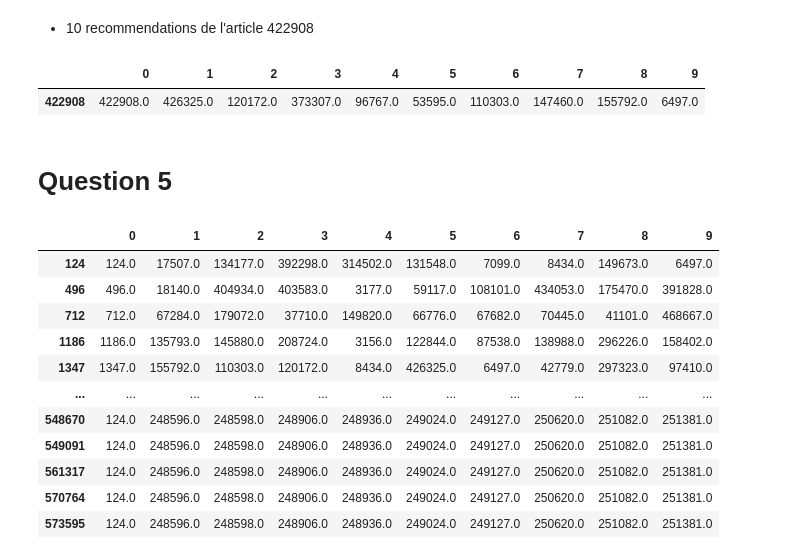
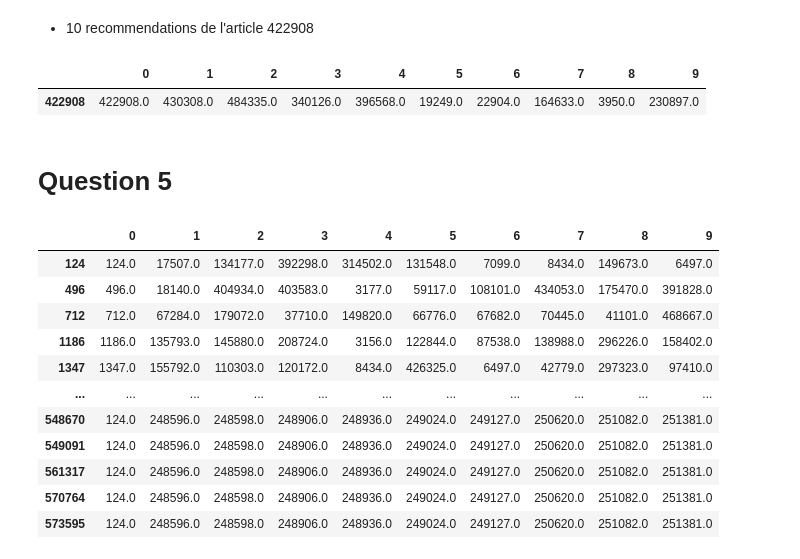
Before and after one commit to clementbernardd/LOG6308, a Jupyter notebook: TP2/TP2_groupe7.ipynb, the cells around one changed output. Saved outputs shown, nothing was run; the diff lists cells and outputs as text; code cells hidden in the pictures.

```diff
--- a/TP2/TP2_groupe7.ipynb
+++ b/TP2/TP2_groupe7.ipynb
@@ -451,20 +480,3 @@ get_recommendation(422908,r = new_r, m = new_m)
 - On considère pour cette question qu'un utilisateur est représenté par son vecteur dans la matrice d'adjacence
 - On calcule ensuite la distance cosinus pour chaque utilisateur
 - La première recommendation sera forcément l'utilisateur lui-même
-# %%
-def get_recommendation_sim(m = m , N=10) :
-    ''' Return the top N recommendation using the cosine similarity '''
-    # Get the similarity for each user
-    df_sim = pd.DataFrame(cosine_similarity(m,m), index = m.index, columns = m.columns)
-    # Get the indexes that maximises the cosine similarity
-    idx = (-df_sim.values).argsort()
-    # Keep the N max
-    idx = idx[:,:N]
-    # Convert the indexes into article indexes
-    article_idx = np.zeros(idx.shape)
-    for i,index in enumerate(idx) :
-        for j,index_ in enumerate(index) :
-            article_idx[i,j] = m.index[index_]
-    return pd.DataFrame(article_idx, index = m.index), df_sim
-# %%
-df_sim_top_10, df_sim = get_recommendation_sim(N=10)
@@ -569,17 +556,11 @@ term_document
 | bls92 | 0.0 | 0.0 | 0.0 | 0.0 | 0.0 | 0.0 | 0.0 | 0.0 | 0.0 | 0.0 | ... | ... |
 9306 rows × 1090 columns
 # %%
-def get_recommendation_term_document(m = term_document , N=10) :
+def get_recommendation_term_document(index = None , term_document = term_document, m = m, N=10) :
     ''' Return the top N recommendation using the cosine similarity '''
     # Get the similarity for each user
-    df_sim = pd.DataFrame(cosine_similarity(m.T,m.T), index = m.columns, columns = m.columns)
-    # Get the indexes that maximises the cosine similarity
-    idx = (-df_sim.values).argsort()
-    # Keep the N max
-    idx = idx[:,:N]
-    # Convert the indexes into article indexes
-    article_idx = np.zeros(idx.shape)
-    for i,index in enumerate(idx) :
-        for j,index_ in enumerate(index) :
-            article_idx[i,j] = m.columns[index_]
-    return pd.DataFrame(article_idx, index = m.columns), df_sim
+    df_sim = pd.DataFrame(cosine_similarity(term_document.T,term_document.T), index = m.index, columns = m.index)
+    recommendation = get_recommendation_sim(df_sim , m = m , N=N)
+    if index is None :
+        return recommendation
+    return recommendation[recommendation.index == index]
@@ -604,10 +567,10 @@ df_sim_term_document
 # %% [markdown]
 - 10 recommendations de l'article 422908
-# %%
-df_sim_term_document[df_sim_term_document.index == 422908]
-# %% [output]
-|  | 0 | 1 | 2 | 3 | 4 | 5 | 6 | 7 | 8 | 9 |
-| 422908 | 422908.0 | 426325.0 | 120172.0 | 373307.0 | 96767.0 | 53595.0 | 110303.0 | 147460.0 | 155792.0 | 6497.0 |
+# %%
+get_recommendation_term_document(422908, N = 10)
+# %% [output]
+|  | 0 | 1 | 2 | 3 | 4 | 5 | 6 | 7 | 8 | 9 |
+| 422908 | 422908.0 | 430308.0 | 484335.0 | 340126.0 | 396568.0 | 19249.0 | 22904.0 | 164633.0 | 3950.0 | 230897.0 |
 # %% [markdown]
 # Question 5
 # %%
```
Also changed, not shown: parts of 45 cells of this notebook.
